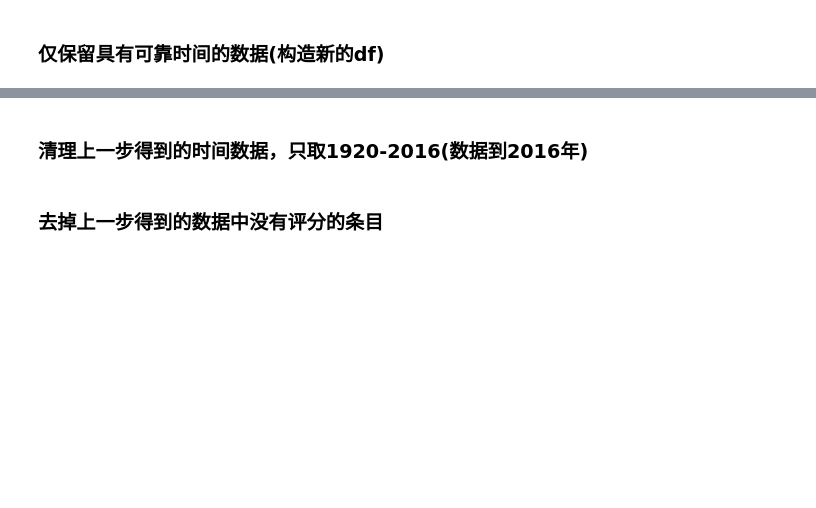
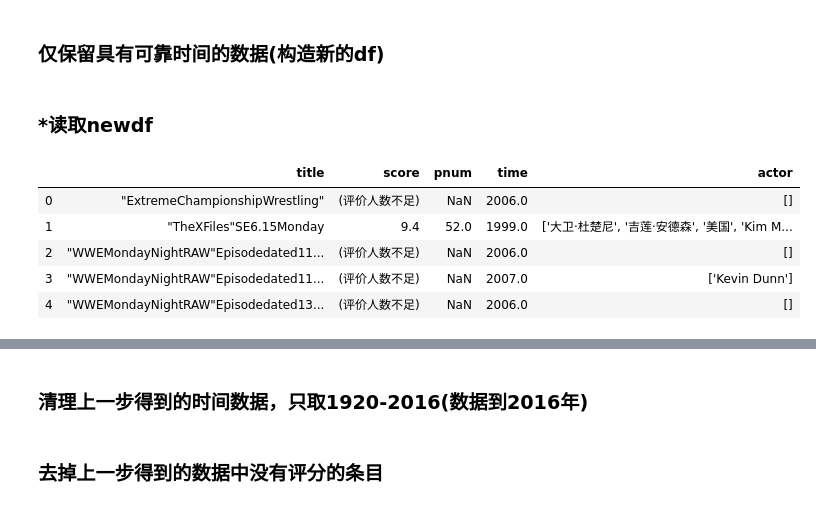
Before and after one commit to LauZyHou/VisualAnalytics_Back, a Jupyter notebook: Jupyter/douban_more.ipynb, the cells around one changed output, grey strips where cells are left out. Cells and saved outputs as stored; diff of their text form; code cells hidden in the pictures; blank space fills up the shorter version.

```diff
--- a/Jupyter/douban_more.ipynb
+++ b/Jupyter/douban_more.ipynb
@@ -55,3 +49,15 @@ for i in range(dflen):
 
 newdf = pd.DataFrame(data, columns=['title', 'score', 'pnum', 'time', 'actor'])
 newdf.to_csv('../DataSet/douban_more/have_time.csv', index=False, encoding="utf_8_sig")
+# %% [markdown]
+### *读取newdf
+# %%
+newdf = pd.read_csv('../DataSet/douban_more/have_time.csv')
+newdf.head()
+# %% [output]
+|  | title | score | pnum | time | actor |
+| 0 | "ExtremeChampionshipWrestling" | (评价人数不足) | NaN | 2006.0 | [] |
+| 1 | "TheXFiles"SE6.15Monday | 9.4 | 52.0 | 1999.0 | ['大卫·杜楚尼', '吉莲·安德森', '美国', 'Kim M... |
+| 2 | "WWEMondayNightRAW"Episodedated11... | (评价人数不足) | NaN | 2006.0 | [] |
+| 3 | "WWEMondayNightRAW"Episodedated11... | (评价人数不足) | NaN | 2007.0 | ['Kevin Dunn'] |
+| 4 | "WWEMondayNightRAW"Episodedated13... | (评价人数不足) | NaN | 2006.0 | [] |
```
Also changed, not shown: parts of 11 cells of this notebook, 2 other files.
